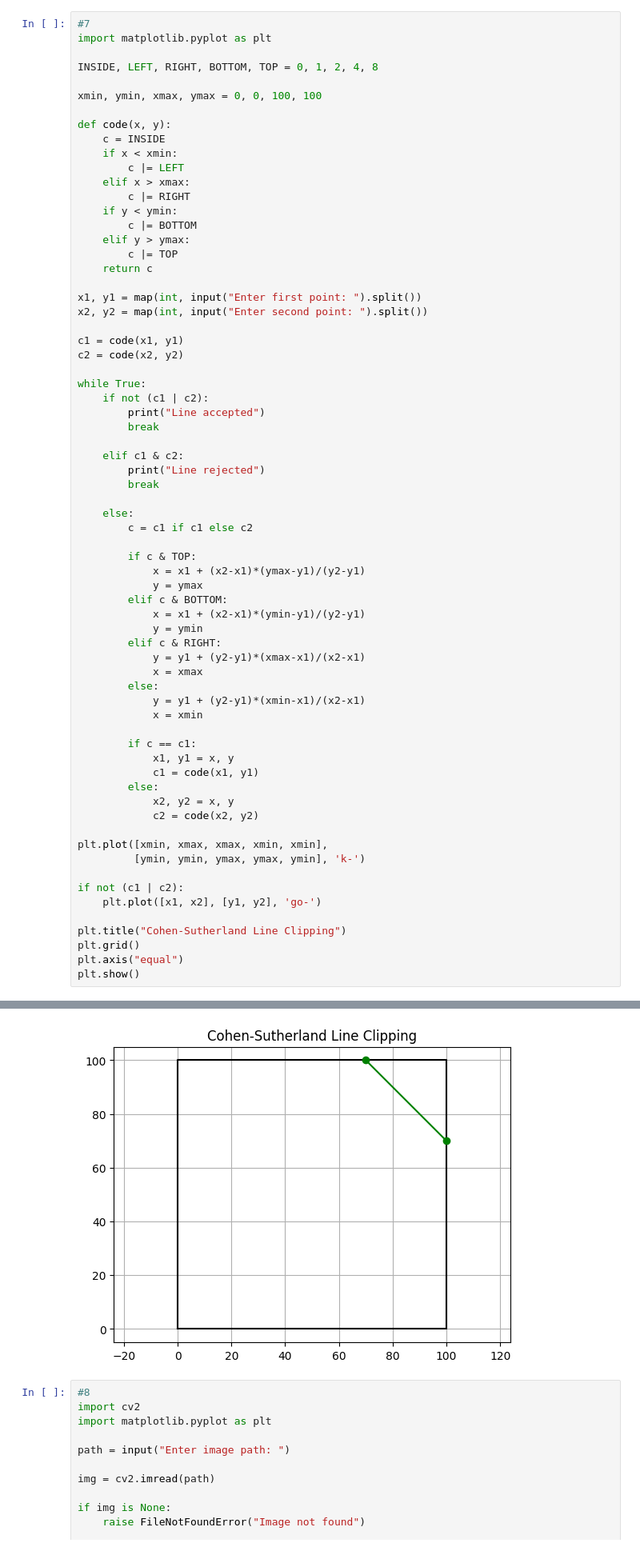
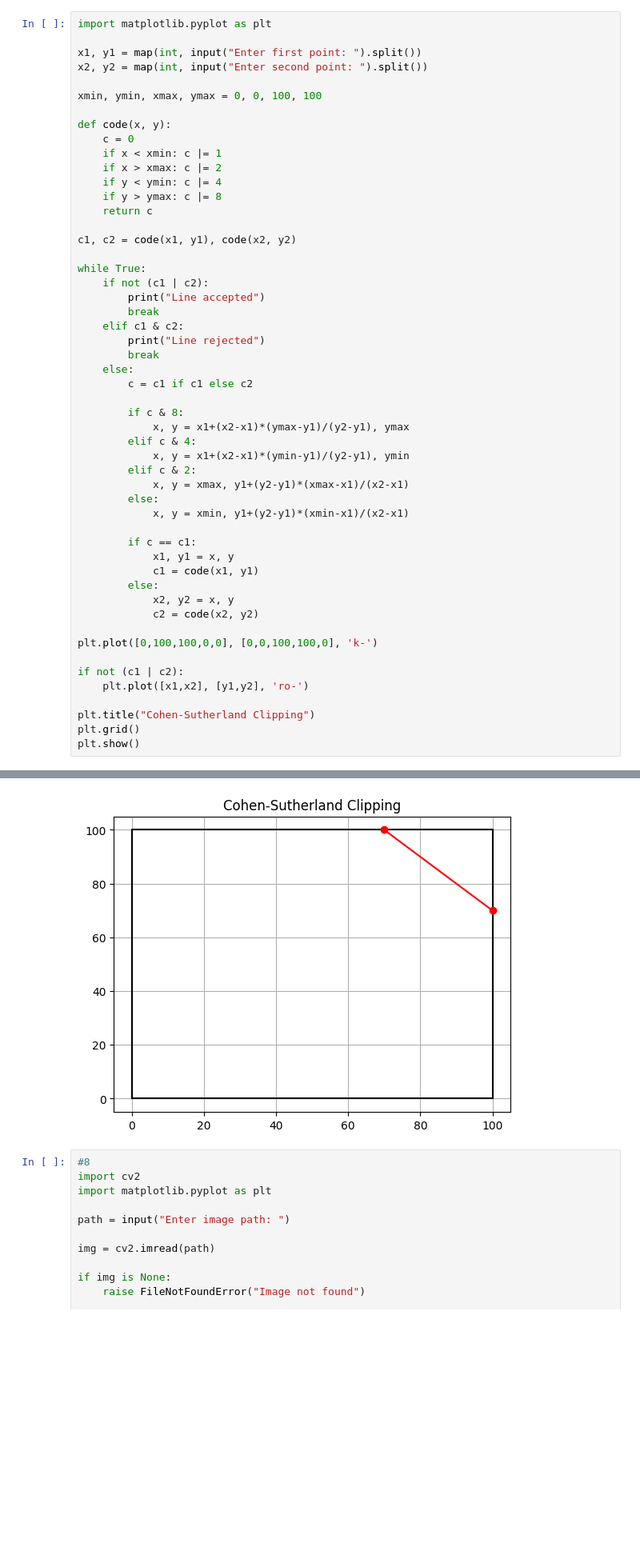
Before and after one commit to AnjanaVP231/CGIP, a Jupyter notebook: Lab_cgip.ipynb, the cells around one changed output, grey strips where cells are left out. Shown at 80% size. Saved outputs shown, nothing was run; the diff lists cells and outputs as text; blank space fills up the shorter version.

```diff
--- a/Lab_cgip.ipynb
+++ b/Lab_cgip.ipynb
@@ -226,55 +226,41 @@ Enter sx: 10
 Enter sy: 5
 [figure]
 # %%
-#7
 import matplotlib.pyplot as plt
 
-INSIDE, LEFT, RIGHT, BOTTOM, TOP = 0, 1, 2, 4, 8
+x1, y1 = map(int, input("Enter first point: ").split())
+x2, y2 = map(int, input("Enter second point: ").split())
 
 xmin, ymin, xmax, ymax = 0, 0, 100, 100
 
 def code(x, y):
-    c = INSIDE
-    if x < xmin:
-        c |= LEFT
-    elif x > xmax:
-        c |= RIGHT
-    if y < ymin:
-        c |= BOTTOM
-    elif y > ymax:
-        c |= TOP
+    c = 0
+    if x < xmin: c |= 1
+    if x > xmax: c |= 2
+    if y < ymin: c |= 4
+    if y > ymax: c |= 8
     return c
 
-x1, y1 = map(int, input("Enter first point: ").split())
-x2, y2 = map(int, input("Enter second point: ").split())
-
-c1 = code(x1, y1)
-c2 = code(x2, y2)
+c1, c2 = code(x1, y1), code(x2, y2)
 
 while True:
     if not (c1 | c2):
         print("Line accepted")
         break
-
     elif c1 & c2:
         print("Line rejected")
         break
-
     else:
         c = c1 if c1 else c2
 
-        if c & TOP:
-            x = x1 + (x2-x1)*(ymax-y1)/(y2-y1)
-            y = ymax
-        elif c & BOTTOM:
-            x = x1 + (x2-x1)*(ymin-y1)/(y2-y1)
-            y = ymin
-        elif c & RIGHT:
-            y = y1 + (y2-y1)*(xmax-x1)/(x2-x1)
-            x = xmax
+        if c & 8:
+            x, y = x1+(x2-x1)*(ymax-y1)/(y2-y1), ymax
+        elif c & 4:
+            x, y = x1+(x2-x1)*(ymin-y1)/(y2-y1), ymin
+        elif c & 2:
+            x, y = xmax, y1+(y2-y1)*(xmax-x1)/(x2-x1)
         else:
-            y = y1 + (y2-y1)*(xmin-x1)/(x2-x1)
-            x = xmin
+            x, y = xmin, y1+(y2-y1)*(xmin-x1)/(x2-x1)
 
         if c == c1:
             x1, y1 = x, y
@@ -283,14 +269,12 @@ while True:
             x2, y2 = x, y
             c2 = code(x2, y2)
 
-plt.plot([xmin, xmax, xmax, xmin, xmin],
-         [ymin, ymin, ymax, ymax, ymin], 'k-')
+plt.plot([0,100,100,0,0], [0,0,100,100,0], 'k-')
 
 if not (c1 | c2):
-    plt.plot([x1, x2], [y1, y2], 'go-')
+    plt.plot([x1,x2], [y1,y2], 'ro-')
 
-plt.title("Cohen-Sutherland Line Clipping")
+plt.title("Cohen-Sutherland Clipping")
 plt.grid()
-plt.axis("equal")
 plt.show()
 # %% [output]
@@ -299,5 +283,5 @@ Enter second point: 120 50
 Line accepted
-[figure, old version]
+[figure, new version]
 # %%
 #8
 import cv2
```
Also changed, not shown: parts of 1 cell of this notebook.
